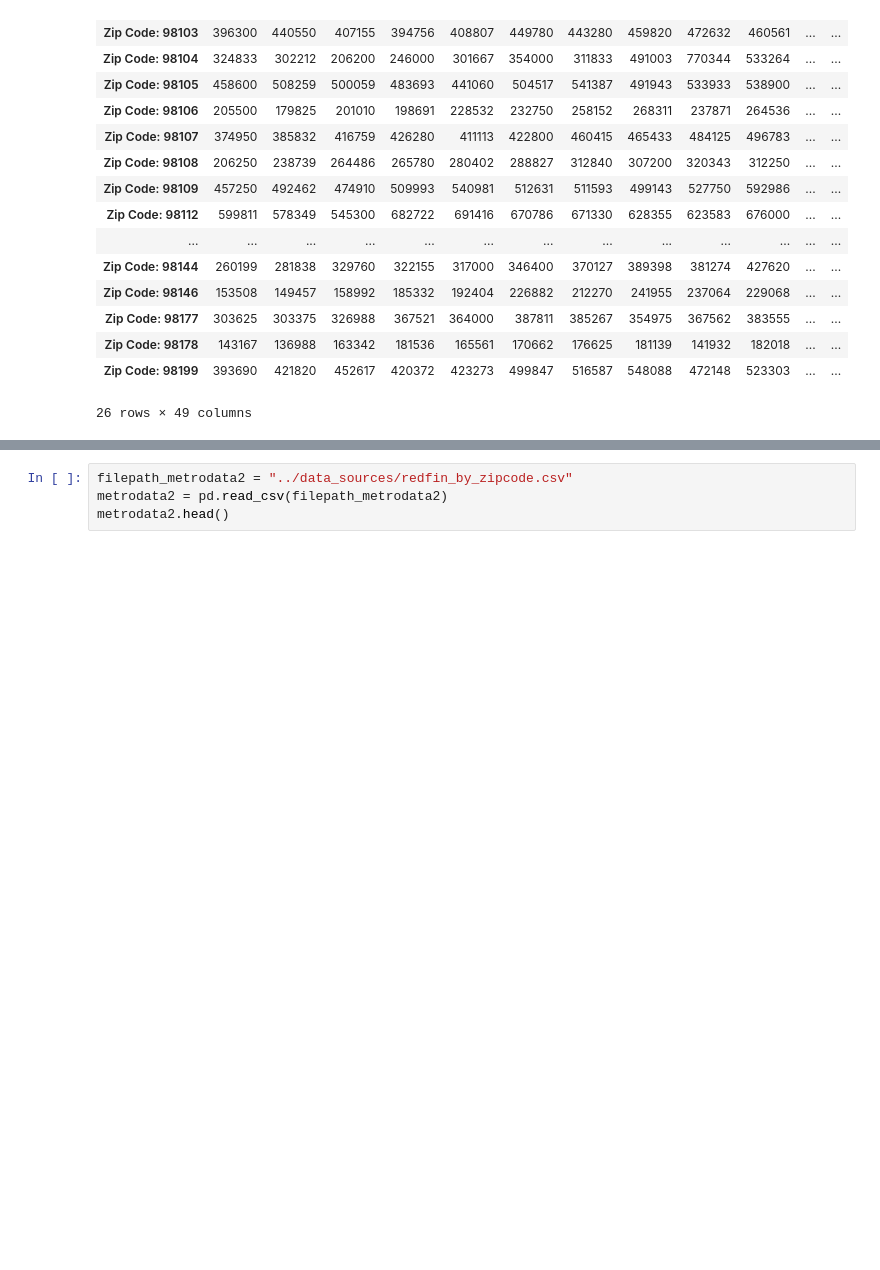
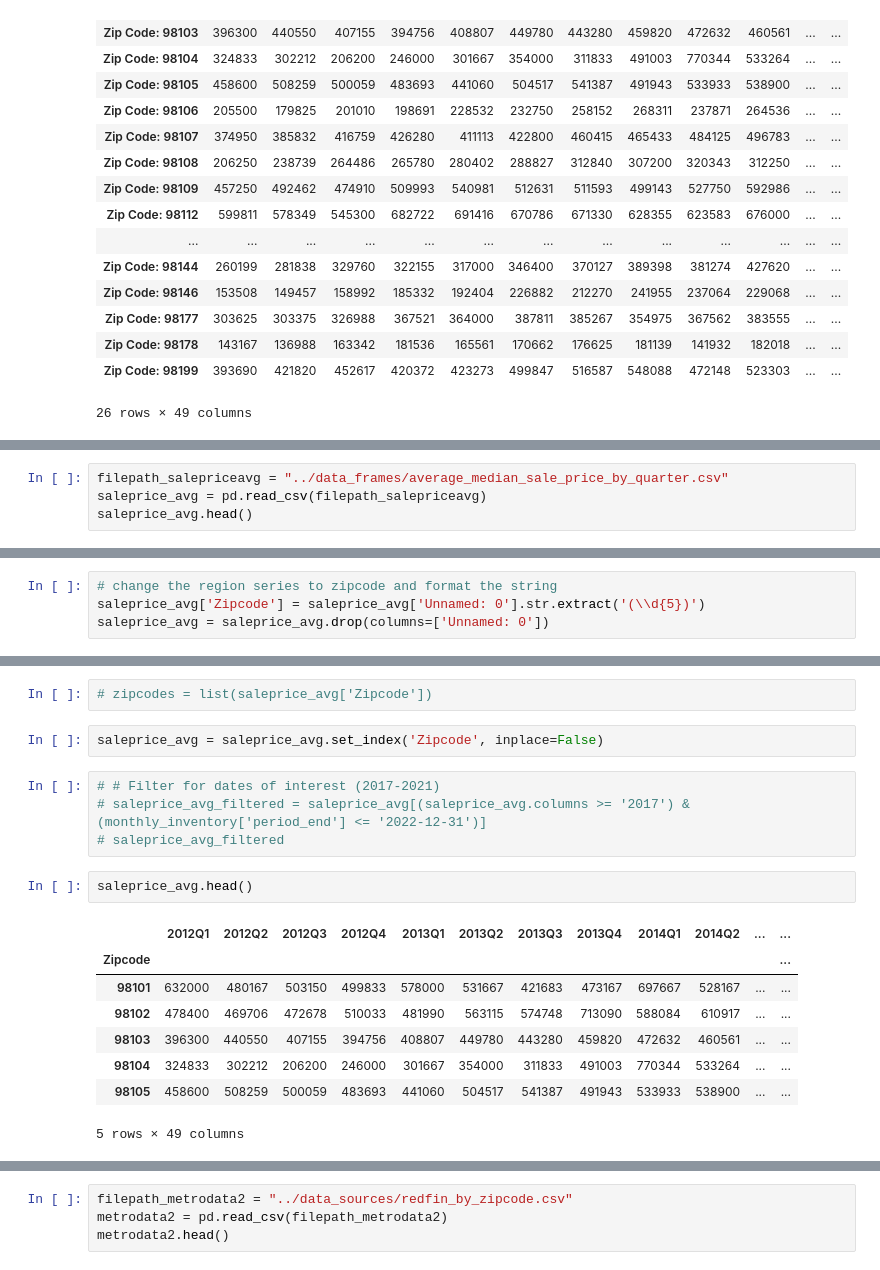
Before and after one commit to dylandevens/Housing_Project_rent_or_buy, a Jupyter notebook: Dylan/manipulation.ipynb, the cells around one changed output, grey strips where cells are left out. Saved outputs shown, nothing was run; the diff lists cells and outputs as text; blank space fills up the shorter version.

```diff
--- a/Dylan/manipulation.ipynb
+++ b/Dylan/manipulation.ipynb
@@ -485,0 +496,4 @@ mean_sales_df.to_csv("../data_sources/average_median_sale_price_by_quarter.csv",
+# %%
+filepath_salepriceavg = "../data_frames/average_median_sale_price_by_quarter.csv"
+saleprice_avg = pd.read_csv(filepath_salepriceavg)
+saleprice_avg.head()
@@ -485,0 +508,4 @@ mean_sales_df.to_csv("../data_sources/average_median_sale_price_by_quarter.csv",
+# %%
+# change the region series to zipcode and format the string
+saleprice_avg['Zipcode'] = saleprice_avg['Unnamed: 0'].str.extract('(\\d{5})')
+saleprice_avg = saleprice_avg.drop(columns=['Unnamed: 0'])
@@ -485,0 +518,19 @@ mean_sales_df.to_csv("../data_sources/average_median_sale_price_by_quarter.csv",
+# %%
+# zipcodes = list(saleprice_avg['Zipcode'])
+# %%
+saleprice_avg = saleprice_avg.set_index('Zipcode', inplace=False)
+# %%
+# # Filter for dates of interest (2017-2021)
+# saleprice_avg_filtered = saleprice_avg[(saleprice_avg.columns >= '2017') & (monthly_inventory['period_end'] <= '2022-12-31')]
+# saleprice_avg_filtered
+# %%
+saleprice_avg.head()
+# %% [output]
+|  | 2012Q1 | 2012Q2 | 2012Q3 | 2012Q4 | 2013Q1 | 2013Q2 | 2013Q3 | 2013Q4 | 2014Q1 | 2014Q2 | ... | ... |
+| Zipcode |  |  |  |  |  |  |  |  |  |  |  | ... |
+| 98101 | 632000 | 480167 | 503150 | 499833 | 578000 | 531667 | 421683 | 473167 | 697667 | 528167 | ... | ... |
+| 98102 | 478400 | 469706 | 472678 | 510033 | 481990 | 563115 | 574748 | 713090 | 588084 | 610917 | ... | ... |
+| 98103 | 396300 | 440550 | 407155 | 394756 | 408807 | 449780 | 443280 | 459820 | 472632 | 460561 | ... | ... |
+| 98104 | 324833 | 302212 | 206200 | 246000 | 301667 | 354000 | 311833 | 491003 | 770344 | 533264 | ... | ... |
+| 98105 | 458600 | 508259 | 500059 | 483693 | 441060 | 504517 | 541387 | 491943 | 533933 | 538900 | ... | ... |
+5 rows × 49 columns
```
Also changed, not shown: parts of 24 cells of this notebook, 2 other files.
